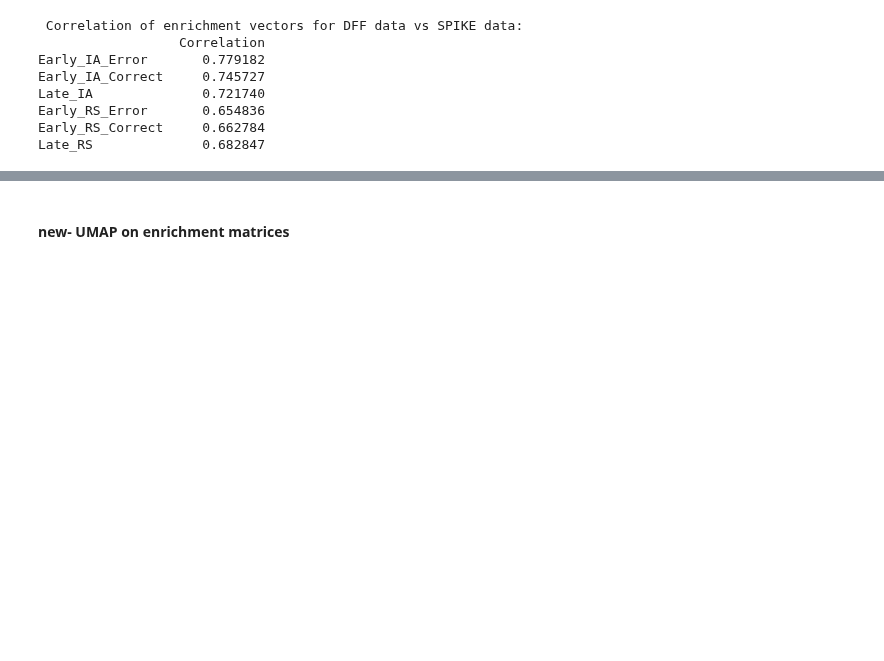
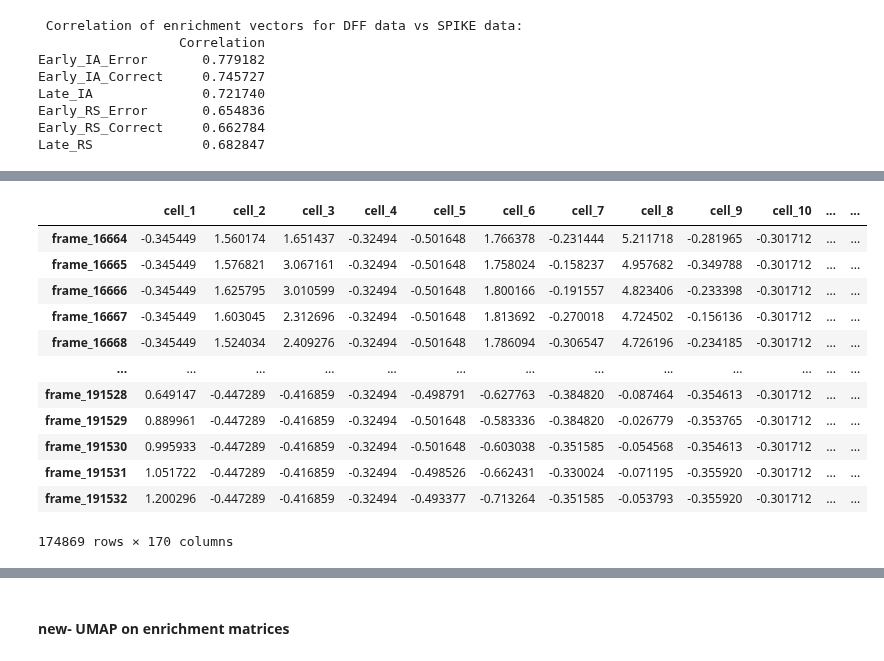
Before and after one commit to cjohnsoncruz/dlx56_mPFC_1p_SohalLab, a Jupyter notebook: code/preprocess matlab data v5_no_tseries_tests.ipynb, the cells around one changed output, grey strips where cells are left out. Drawn from its saved outputs; the diff is of its cells as text; code cells hidden in the pictures; blank space fills up the shorter version.

```diff
--- a/code/preprocess matlab data v5_no_tseries_tests.ipynb
+++ b/code/preprocess matlab data v5_no_tseries_tests.ipynb
@@ -1003,0 +1044,17 @@ Late_RS              0.682847
+# %%
+test_df = raster_dataframes['13_3_HET_RS1']
+test_df
+# %% [output]
+|  | cell_1 | cell_2 | cell_3 | cell_4 | cell_5 | cell_6 | cell_7 | cell_8 | cell_9 | cell_10 | ... | ... |
+| frame_16664 | -0.345449 | 1.560174 | 1.651437 | -0.32494 | -0.501648 | 1.766378 | -0.231444 | 5.211718 | -0.281965 | -0.301712 | ... | ... |
+| frame_16665 | -0.345449 | 1.576821 | 3.067161 | -0.32494 | -0.501648 | 1.758024 | -0.158237 | 4.957682 | -0.349788 | -0.301712 | ... | ... |
+| frame_16666 | -0.345449 | 1.625795 | 3.010599 | -0.32494 | -0.501648 | 1.800166 | -0.191557 | 4.823406 | -0.233398 | -0.301712 | ... | ... |
+| frame_16667 | -0.345449 | 1.603045 | 2.312696 | -0.32494 | -0.501648 | 1.813692 | -0.270018 | 4.724502 | -0.156136 | -0.301712 | ... | ... |
+| frame_16668 | -0.345449 | 1.524034 | 2.409276 | -0.32494 | -0.501648 | 1.786094 | -0.306547 | 4.726196 | -0.234185 | -0.301712 | ... | ... |
+| ... | ... | ... | ... | ... | ... | ... | ... | ... | ... | ... | ... | ... |
+| frame_191528 | 0.649147 | -0.447289 | -0.416859 | -0.32494 | -0.498791 | -0.627763 | -0.384820 | -0.087464 | -0.354613 | -0.301712 | ... | ... |
+| frame_191529 | 0.889961 | -0.447289 | -0.416859 | -0.32494 | -0.501648 | -0.583336 | -0.384820 | -0.026779 | -0.353765 | -0.301712 | ... | ... |
+| frame_191530 | 0.995933 | -0.447289 | -0.416859 | -0.32494 | -0.501648 | -0.603038 | -0.351585 | -0.054568 | -0.354613 | -0.301712 | ... | ... |
+| frame_191531 | 1.051722 | -0.447289 | -0.416859 | -0.32494 | -0.498526 | -0.662431 | -0.330024 | -0.071195 | -0.355920 | -0.301712 | ... | ... |
+| frame_191532 | 1.200296 | -0.447289 | -0.416859 | -0.32494 | -0.493377 | -0.713264 | -0.351585 | -0.053793 | -0.355920 | -0.301712 | ... | ... |
+174869 rows × 170 columns
```
Also changed, not shown: parts of 14 cells of this notebook.
